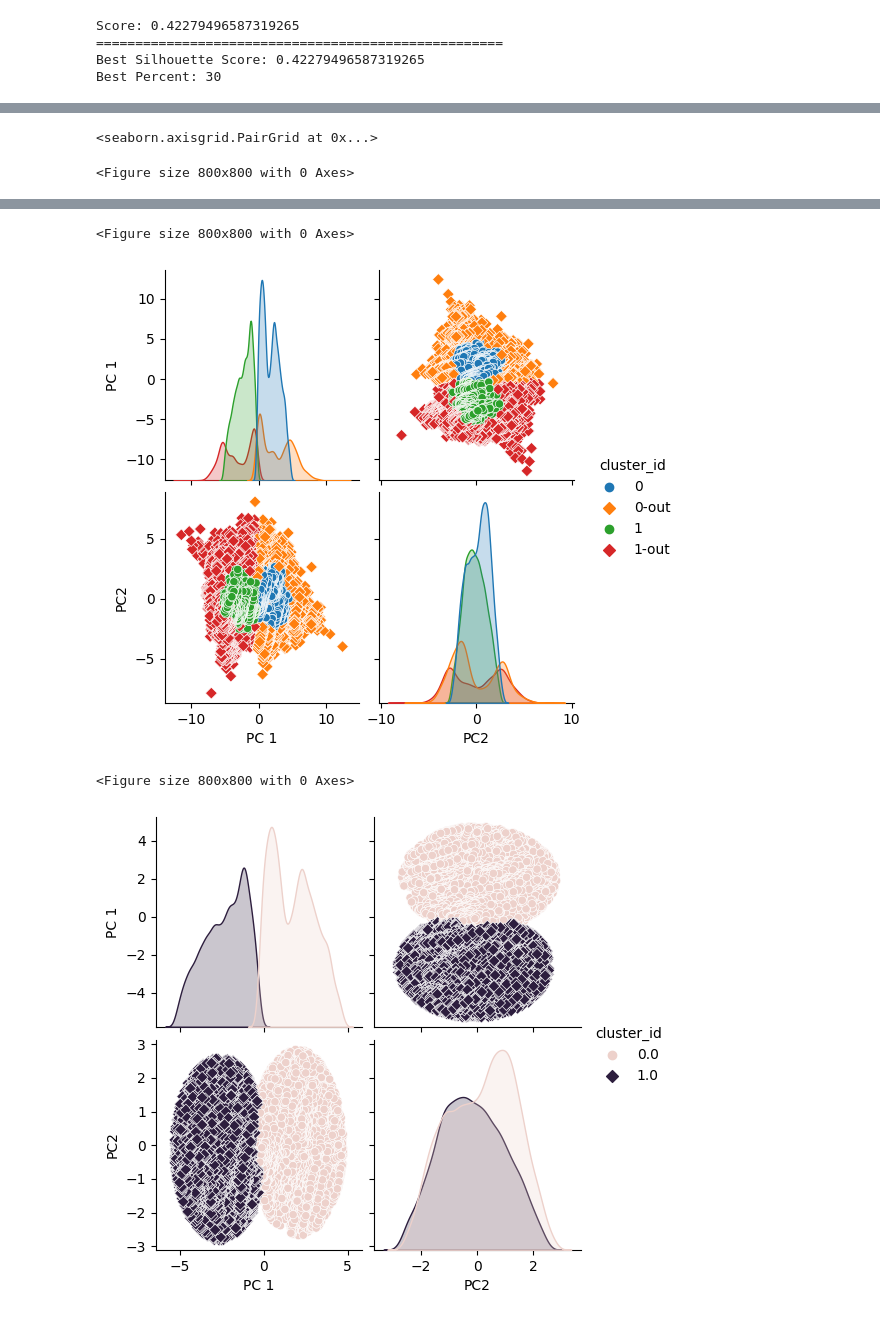
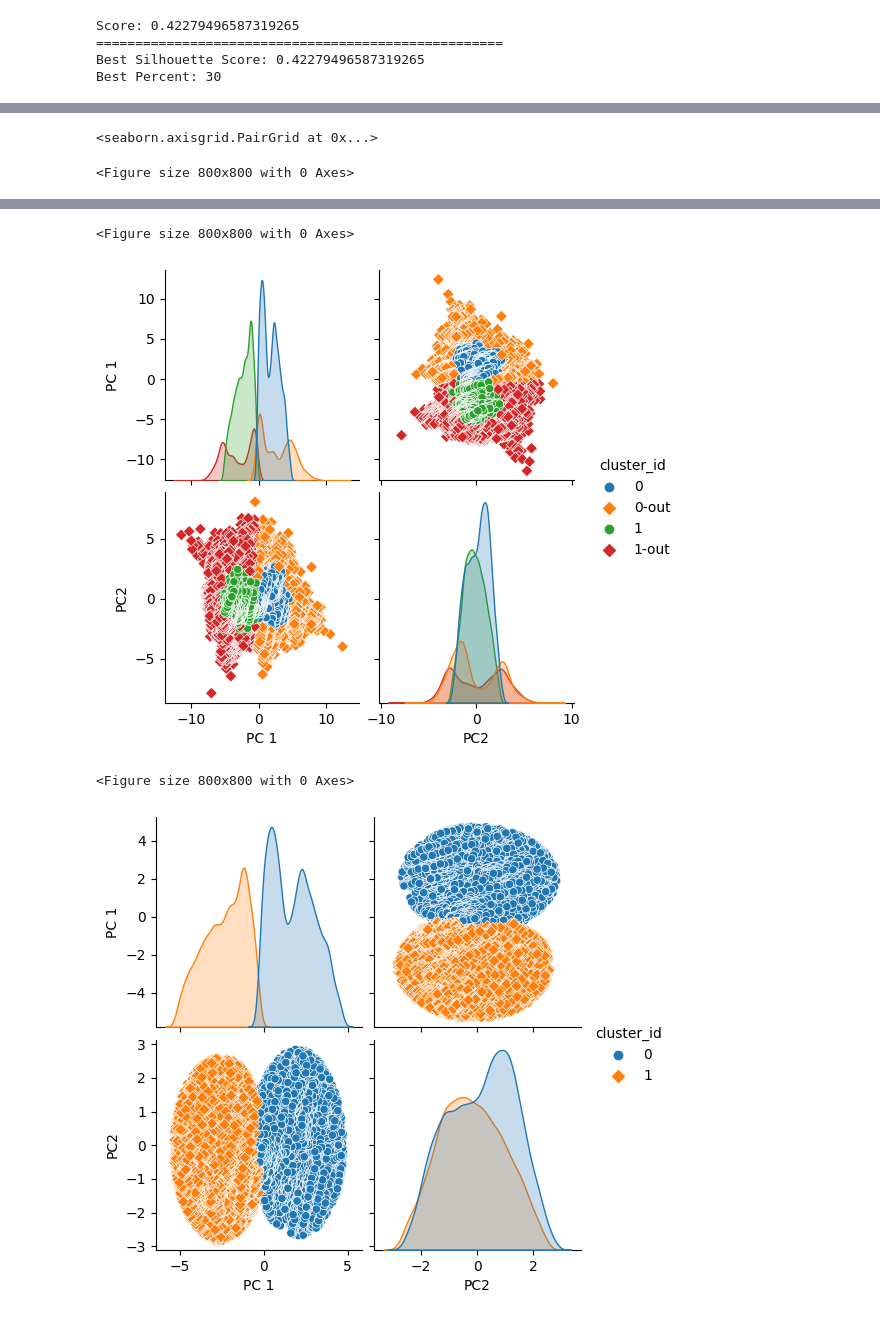
Before and after one commit to jptriciaestella/Skripsi-Kmeans-LTS, a Jupyter notebook: DATASET2/lts.ipynb, the cells around one changed output, grey strips where cells are left out. Cells and saved outputs as stored; diff of their text form; code cells hidden in the pictures.

```diff
--- a/DATASET2/lts.ipynb
+++ b/DATASET2/lts.ipynb
@@ -261,31 +269,33 @@ import seaborn as sns
 
 # PCA variable input
 pca = PCA(n_components=2)
 df_pca = pca.fit_transform(df_scaled)
 df_pca = pd.DataFrame(df_pca, columns=['PC 1', 'PC2'])
 plt.figure(figsize=(8,8))
 sns.pairplot(data=df_pca)
 
 # PAIR PLOT OPTIMAL with OUTLIERS
 df_pca['cluster_id'] = best_cluster.loc[:, best_cluster.columns.isin(['cluster_id'])]
 
 plt.figure(figsize=(8,8))
 sns.pairplot(data=df_pca, hue='cluster_id', markers=["o", "D"])
 
 #PAIR PLOT OPTIMAL without OUTLIERS
 df_pca['cluster_id'] = best_inliers.loc[:, best_inliers.columns.isin(['cluster_id'])]
+df_pca.dropna(inplace=True)
+df_pca['cluster_id'] = df_pca['cluster_id'].astype(int)
 
 plt.figure(figsize=(8,8))
 sns.pairplot(data=df_pca, hue='cluster_id', markers=["o", "D"])
 # %% [output]
 The markers list has fewer values (2) than needed (4) and will cycle, which may produce an uninterpretable plot.
   func(x=x, y=y, **kwargs)
 The markers list has fewer values (2) than needed (4) and will cycle, which may produce an uninterpretable plot.
   func(x=x, y=y, **kwargs)
 <seaborn.axisgrid.PairGrid at 0x...>
 <Figure size 800x800 with 0 Axes>
 [figure]
 <Figure size 800x800 with 0 Axes>
 [figure]
 <Figure size 800x800 with 0 Axes>
-[figure, old version]
+[figure, new version]
```
Also changed, not shown: parts of 2 cells of this notebook, 16 other files.
